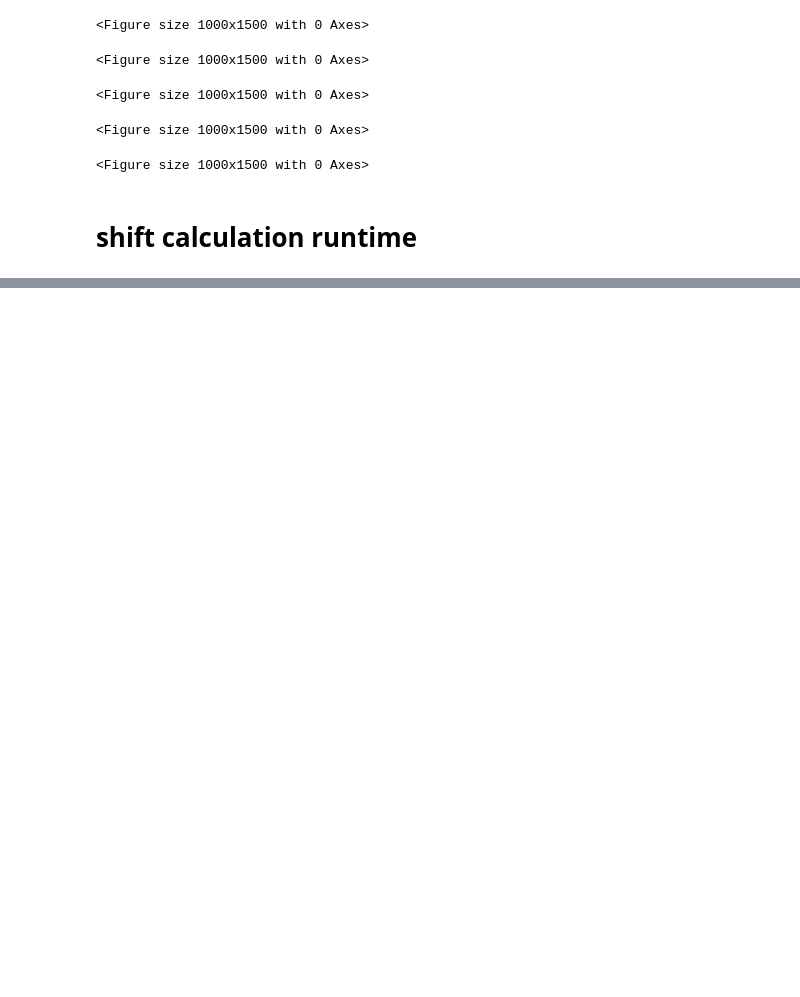
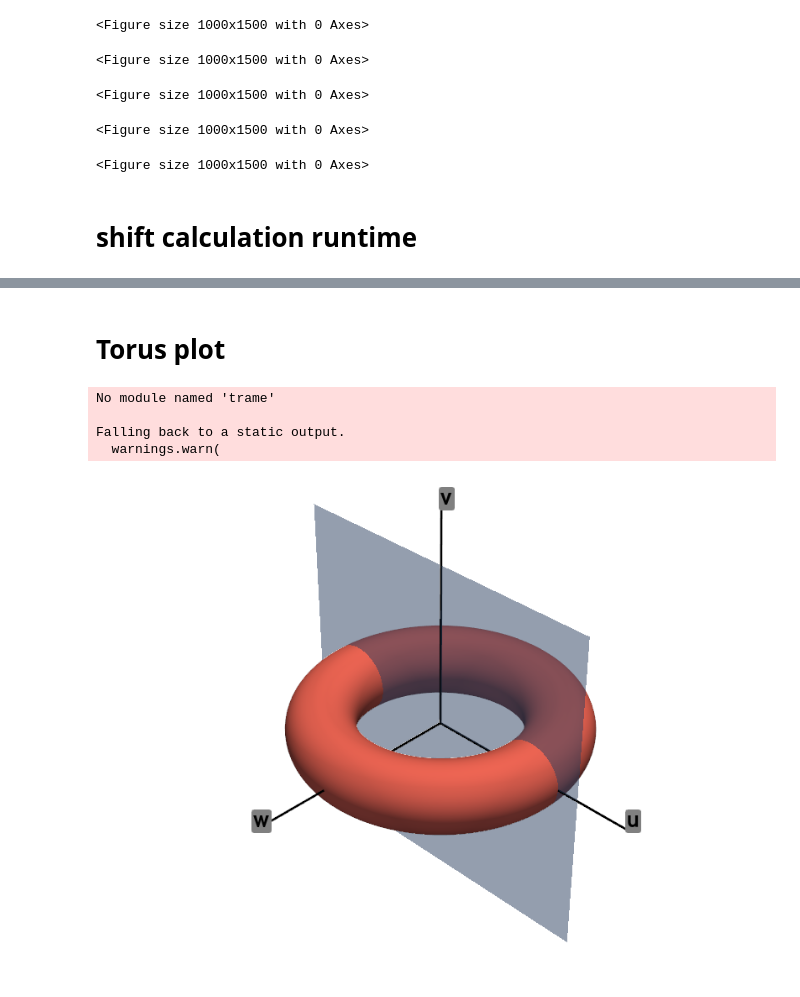
Before and after one commit to P-Attapon/TT1PlasmaColumnPosition, a Jupyter notebook: plotting.ipynb, the cells around one changed output, grey strips where cells are left out. Drawn from its saved outputs; the diff is of its cells as text; code cells hidden in the pictures; blank space fills up the shorter version.

```diff
--- a/plotting.ipynb
+++ b/plotting.ipynb
@@ -596,0 +600,43 @@ all_arrays
+# %% [markdown]
+# Torus plot
+# %%
+import pyvista as pv
+
+dpi = 100
+plotter = pv.Plotter(window_size=[8*dpi, 6*dpi])
+
+torus = pv.ParametricTorus(1.0, 0.3)
+plane = pv.Plane(center=(0,0,0), direction=(1,0,0), i_size=3, j_size=3)
+
+plotter.add_mesh(torus, color='#FF6F61', smooth_shading=True)
+plotter.add_mesh(plane, color='#6FA3EF', opacity=0.5)
+
+plotter.set_background('white')
+
+length = 2.0
+
+# Create axis lines
+w_axis = pv.Line([0, 0, 0], [length, 0, 0])  # along x-axis, label 'w'
+u_axis = pv.Line([0, 0, 0], [0, length, 0])  # along y-axis, label 'u'
+v_axis = pv.Line([0, 0, 0], [0, 0, length])  # along z-axis, label 'v'
+
+plotter.add_mesh(w_axis, color='black', line_width=3)
+plotter.add_mesh(u_axis, color='black', line_width=3)
+plotter.add_mesh(v_axis, color='black', line_width=3)
+
+# Add text labels at the ends
+plotter.add_point_labels([[length, 0, 0]], ['w'], font_size=24, text_color='black')
+plotter.add_point_labels([[0, length, 0]], ['u'], font_size=24, text_color='black')
+plotter.add_point_labels([[0, 0, length]], ['v'], font_size=24, text_color='black')
+
+# Example mesh (torus or plane) can be added here
+
+plotter.camera.zoom(1.5)  # Zoom in 1.5x (adjust as needed)
+
+plotter.show()
+# %% [output]
+No module named 'trame'
+
+Falling back to a static output.
+  warnings.warn(
+[figure, added]
```
Also changed, not shown: parts of 4 cells of this notebook, 11 other files.
